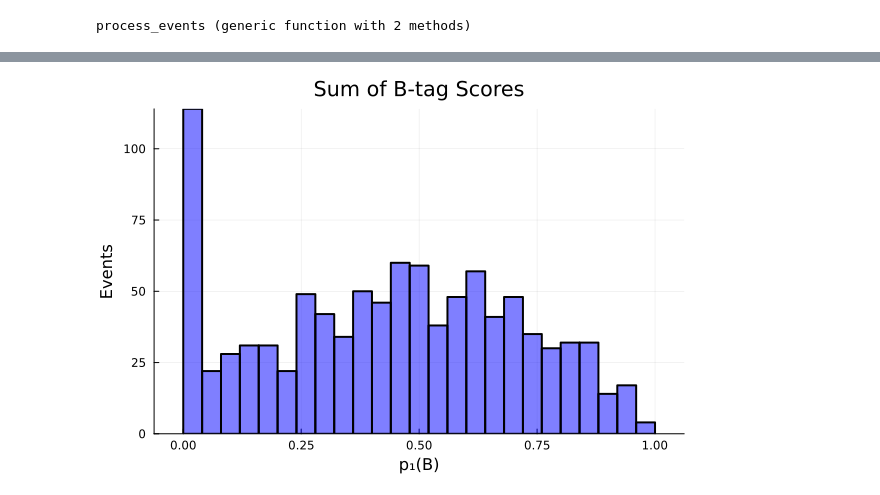
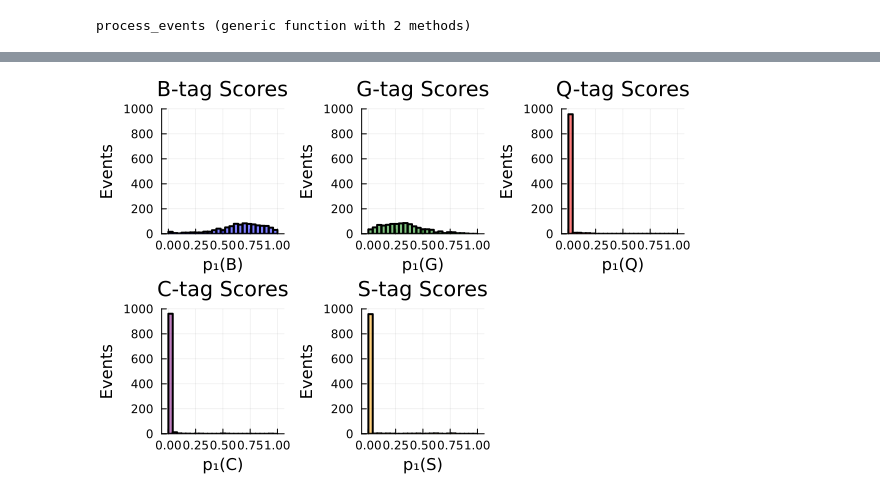
Before and after one commit to HarryWang0619/JetReconstruction.jl, a Jupyter notebook: examples/flavour-tagging/example-flavour-tagging.ipynb, the cells around one changed output, grey strips where cells are left out. Saved outputs shown, nothing was run; the diff lists cells and outputs as text; code cells hidden in the pictures.

Commit message:
New plots, updates kinematic extractions

```diff
--- a/examples/flavour-tagging/example-flavour-tagging.ipynb
+++ b/examples/flavour-tagging/example-flavour-tagging.ipynb
@@ -81,7 +80,7 @@ recps = RootIO.get(reader, evt, "ReconstructedParticles")
 tracks = RootIO.get(reader, evt, "EFlowTrack_1")
 
 # Get needed collections for feature extraction
-bz = RootIO.get(reader, evt, "magFieldBz", register = false)
+bz = RootIO.get(reader, evt, "magFieldBz", register = false)[1]
 trackdata = RootIO.get(reader, evt, "EFlowTrack")
 trackerhits = RootIO.get(reader, evt, "TrackerHits")
 gammadata = RootIO.get(reader, evt, "EFlowPhoton")
@@ -231,10 +230,6 @@ function process_events(max_events=1000)
     n_events = min(length(events), max_events)
     println("Processing $(n_events) events out of $(length(events)) total events")
 
-    # Load ROOTFile for track length info
-    f = ROOTFile(edm4hep_path)
-    mytree = LazyTree(f, "events", ["EFlowTrack_L"])
-
     # Create DataFrame to store results - simplified to only include scores
     results = DataFrame(
         event_id = Int[],
@@ -259,7 +254,7 @@ function process_events(max_events=1000)
             tracks = RootIO.get(reader, evt, "EFlowTrack_1")
 
             # Get needed collections for feature extraction
-            bz = RootIO.get(reader, evt, "magFieldBz", register = false)
+            bz = RootIO.get(reader, evt, "magFieldBz", register = false)[1]
             trackdata = RootIO.get(reader, evt, "EFlowTrack")
             trackerhits = RootIO.get(reader, evt, "TrackerHits")
             gammadata = RootIO.get(reader, evt, "EFlowPhoton")
@@ -549,35 +535,98 @@ savefig(p_hist, "flavor_scores_histogram.png")
 # Calculate sum of B-scores for each event (simplified)
 event_groups = groupby(results, :event_id)
 scoresum_data = DataFrame(
     event_id = Int[],
-    scoresum_B = Float32[]
+    scoresum_B = Float32[],
+    scoresum_G = Float32[],
+    scoresum_Q = Float32[],
+    scoresum_C = Float32[],
+    scoresum_S = Float32[]
 )
 
 for group in event_groups
     if nrow(group) == 2
         # Only consider events with exactly 2 jets
         event_id = group.event_id[1]
         scoresum_B = sum(group.isB)/2
+        scoresum_G = sum(group.isG)/2
+        scoresum_Q = sum(group.isQ)/2
+        scoresum_C = sum(group.isC)/2
+        scoresum_S = sum(group.isS)/2
 
-        push!(scoresum_data, (event_id, scoresum_B))
+        push!(scoresum_data, (event_id, scoresum_B, scoresum_G, scoresum_Q, scoresum_C, scoresum_S))
     end
 end
 
 # Display the first few rows of processed data
 first(scoresum_data, 5)
 
 # Plot 1: Histogram of B-tag score sum
 p1 = histogram(
     scoresum_data.scoresum_B,
     bins=0:0.04:1.0,
     xlabel="p₁(B)",
     ylabel="Events",
-    title="Sum of B-tag Scores",
+    title="B-tag Scores",
     legend=false,
     linewidth=2,
     fillalpha=0.5,
     fillcolor=:blue
 )
+
+# Plot 2: Histogram of G-tag score sum
+p2 = histogram(
+    scoresum_data.scoresum_G,
+    bins=0:0.04:1.0,
+    xlabel="p₁(G)",
+    ylabel="Events",
+    title="G-tag Scores",
+    legend=false,
+    linewidth=2,
+    fillalpha=0.5,
+    fillcolor=:green
+)
+
+# Plot 3: Histogram of Q-tag score sum
+p3 = histogram(
+    scoresum_data.scoresum_Q,
+    bins=0:0.04:1.0,
+    xlabel="p₁(Q)",
+    ylabel="Events",
+    title="Q-tag Scores",
+    legend=false,
+    linewidth=2,
+    fillalpha=0.5,
+    fillcolor=:red
+)
+
+# Plot 4: Histogram of C-tag score sum
+p4 = histogram(
+    scoresum_data.scoresum_C,
+    bins=0:0.04:1.0,
+    xlabel="p₁(C)",
+    ylabel="Events",
+    title="C-tag Scores",
+    legend=false,
+    linewidth=2,
+    fillalpha=0.5,
+    fillcolor=:purple
+)
+
+# Plot 5: Histogram of S-tag score sum
+p5 = histogram(
+    scoresum_data.scoresum_S,
+    bins=0:0.04:1.0,
+    xlabel="p₁(S)",
+    ylabel="Events",
+    title="S-tag Scores",
+    legend=false,
+    linewidth=2,
+    fillalpha=0.5,
+    fillcolor=:orange
+)
+
+# Plot all 5 histograms in a grid layout, with
+plot(p1, p2, p3, p4, p5, layout=(2, 3))
 # %% [output]
-[figure, old version]
+[figure, new version]
 # %%
```
Also changed, not shown: parts of 8 cells of this notebook, 1 other file.
